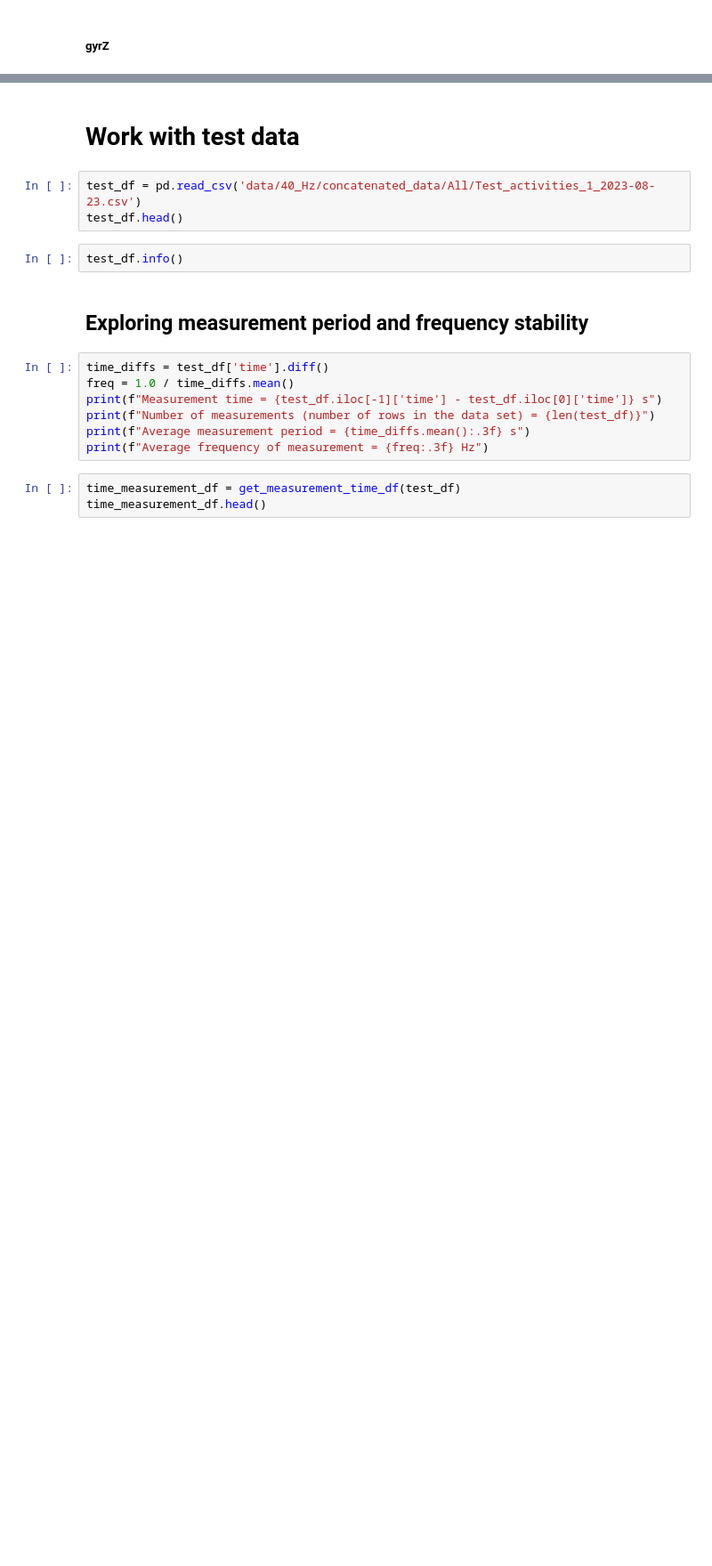
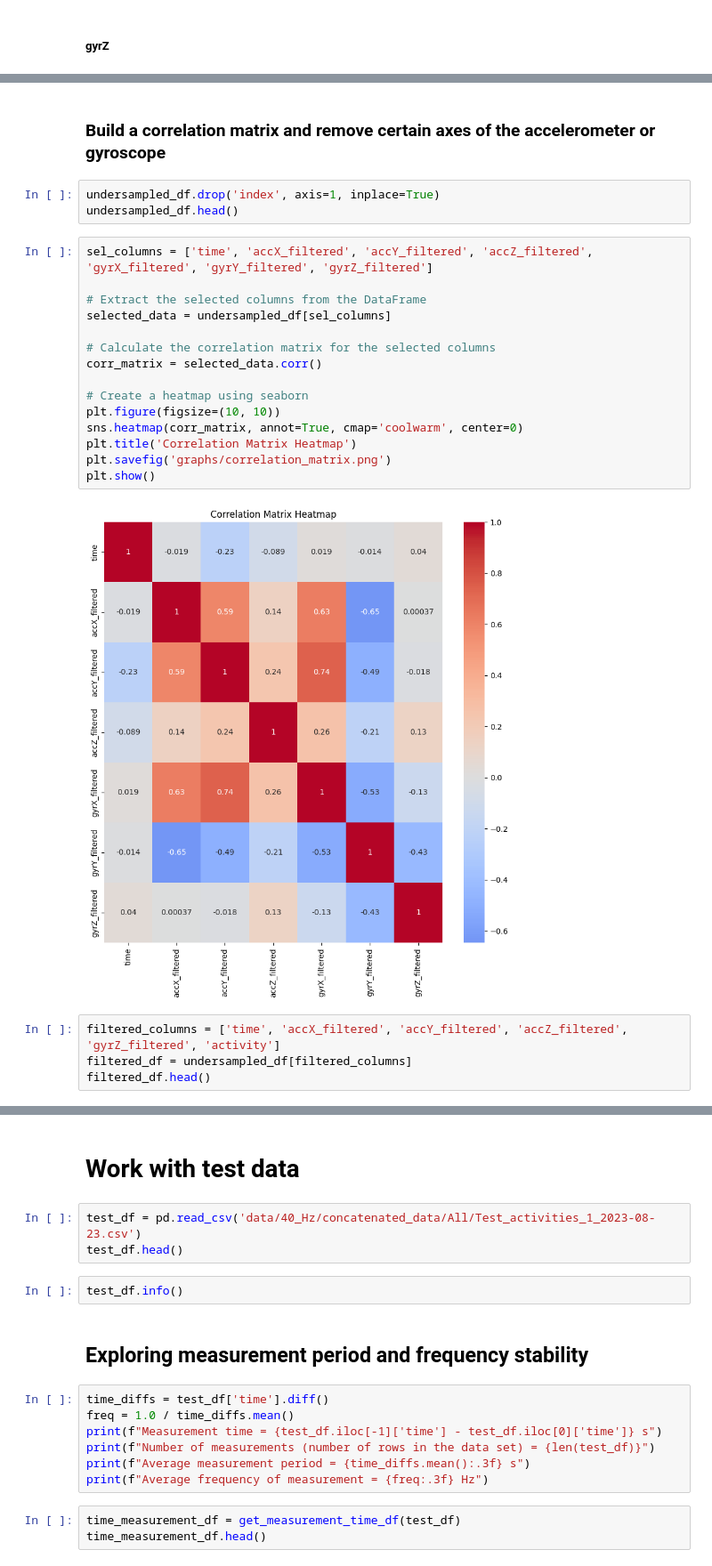
Before and after one commit to Mykhailo20/DS_Bootcamp_2023, a Jupyter notebook: Homework_5/Physical_Activity_Analysis/Features.ipynb, the cells around one changed output, grey strips where cells are left out. Shown at 89% size. Cells and saved outputs as stored; diff of their text form; blank space fills up the shorter version.

Commit message:
Homework_6: View the correlation matrix and discard unnecessary axes; perform windowing and check the percentage ratio of physical activity classes

```diff
--- a/Homework_5/Physical_Activity_Analysis/Features.ipynb
+++ b/Homework_5/Physical_Activity_Analysis/Features.ipynb
@@ -492,0 +514,26 @@ plt.savefig('graphs/gyrZ_distplot.png', bbox_inches='tight')
+# %% [markdown]
+### Build a correlation matrix and remove certain axes of the accelerometer or gyroscope
+# %%
+undersampled_df.drop('index', axis=1, inplace=True)
+undersampled_df.head()
+# %%
+sel_columns = ['time', 'accX_filtered', 'accY_filtered', 'accZ_filtered', 'gyrX_filtered', 'gyrY_filtered', 'gyrZ_filtered']
+
+# Extract the selected columns from the DataFrame
+selected_data = undersampled_df[sel_columns]
+
+# Calculate the correlation matrix for the selected columns
+corr_matrix = selected_data.corr()
+
+# Create a heatmap using seaborn
+plt.figure(figsize=(10, 10))
+sns.heatmap(corr_matrix, annot=True, cmap='coolwarm', center=0)
+plt.title('Correlation Matrix Heatmap')
+plt.savefig('graphs/correlation_matrix.png')
+plt.show()
+# %% [output]
+[figure, added]
+# %%
+filtered_columns = ['time', 'accX_filtered', 'accY_filtered', 'accZ_filtered', 'gyrZ_filtered', 'activity']
+filtered_df = undersampled_df[filtered_columns]
+filtered_df.head()
```
Also changed, not shown: parts of 21 cells of this notebook, 1 other file.
